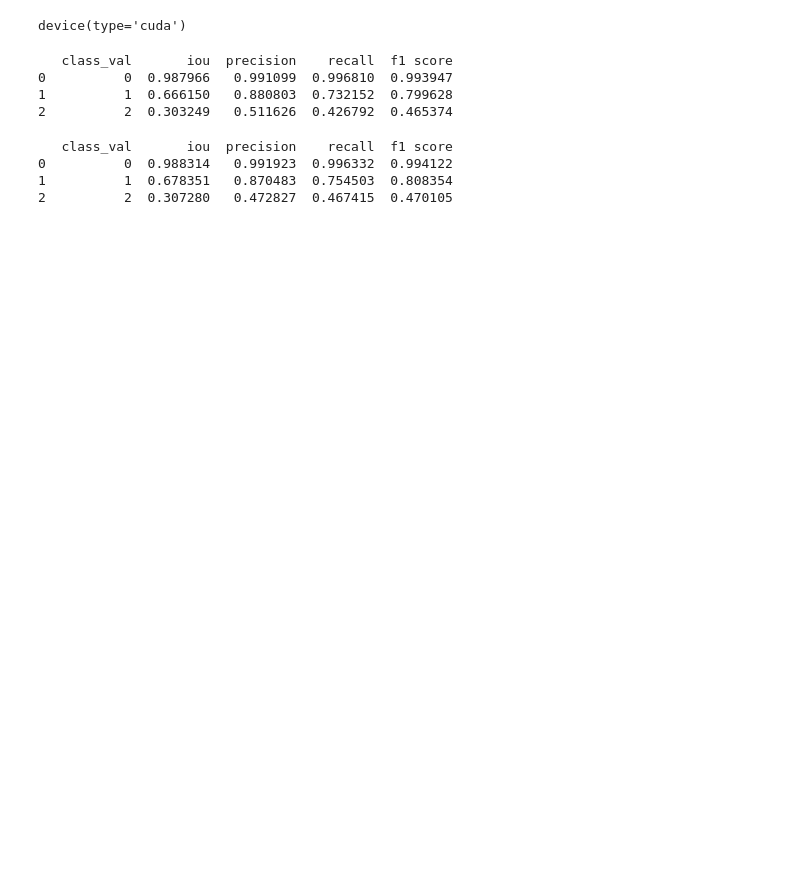
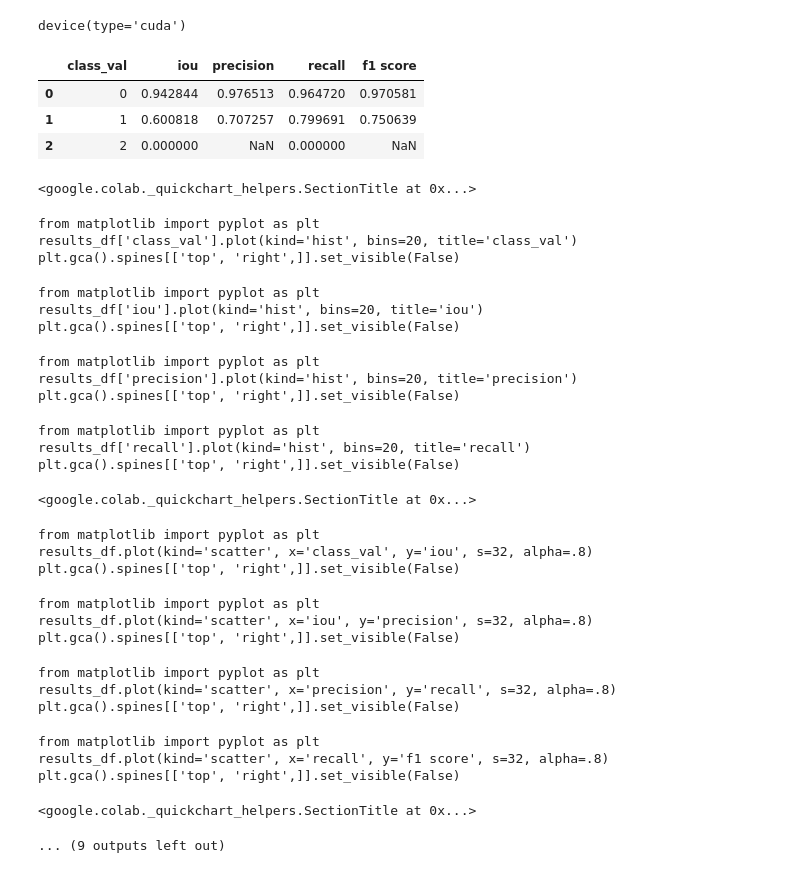
Before and after one commit to BzGEO/Prithvi-EO-Segmentation, a Jupyter notebook: model_evaluation.ipynb, the cells around one changed output. Drawn from its saved outputs; the diff is of its cells as text; code cells hidden in the pictures; blank space fills up the shorter version.

```diff
--- a/model_evaluation.ipynb
+++ b/model_evaluation.ipynb
@@ -184,2 +196,0 @@ NameError: name 'SemanticSegmentationTask' is not defined
-# %%
-model.load_state_dict(torch.load("prithvi_state_dict_300m.pt"))
@@ -295,6 +196,0 @@ class UNet(nn.Module):
-# %%
-model = UNet(n_channels=6, n_classes=3, bilinear=True)
-#
-# %%
-model.load_state_dict(torch.load("prithvi_state_dict_unet.pt"))
-model.eval()
@@ -318,0 +197,4 @@ SemanticSegmentationTask(
+# %%
+model_save_path  = Path("/content/drive/MyDrive/SCO_training/prithvi_state_dict.pt")
+model.load_state_dict(torch.load(model_save_path))
+model.eval()
@@ -571,27 +471,39 @@ device = torch.device("cuda" if torch.cuda.is_available() else "cpu")
 device
 # %% [output]
 device(type='cuda')
-# %%
-# Suppose you have:
-# val_datagen: yields (images, labels) where images.shape = [B, C, H, W], labels.shape = [B, H, W]
-# model: your PyTorch segmentation model
-# device: torch.device('cuda' if torch.cuda.is_available() else 'cpu')
-# num_classes: int
-
-# Pass the predictor factory:
-results_df = calculate_mean_precision_recall(model_predict, model, train_loader, 3, device)
-print(results_df)
-# %% [output]
-   class_val       iou  precision    recall  f1 score
-0          0  0.987966   0.991099  0.996810  0.993947
-1          1  0.666150   0.880803  0.732152  0.799628
-2          2  0.303249   0.511626  0.426792  0.465374
 # %%
-# Pass the predictor factory:
-results_df = calculate_mean_precision_recall(model_predict, model, train_loader, 3, device)
-print(results_df)
+results_df = calculate_mean_precision_recall(model_predict, model, val_loader, 3, device)
+results_df
 # %% [output]
+|  | class_val | iou | precision | recall | f1 score |
+| 0 | 0 | 0.942844 | 0.976513 | 0.964720 | 0.970581 |
+| 1 | 1 | 0.600818 | 0.707257 | 0.799691 | 0.750639 |
+| 2 | 2 | 0.000000 | NaN | 0.000000 | NaN |
-   class_val       iou  precision    recall  f1 score
-0          0  0.988314   0.991923  0.996332  0.994122
-1          1  0.678351   0.870483  0.754503  0.808354
-2          2  0.307280   0.472827  0.467415  0.470105
+<google.colab._quickchart_helpers.SectionTitle at 0x...>
+from matplotlib import pyplot as plt
+results_df['class_val'].plot(kind='hist', bins=20, title='class_val')
+plt.gca().spines[['top', 'right',]].set_visible(False)
+from matplotlib import pyplot as plt
+results_df['iou'].plot(kind='hist', bins=20, title='iou')
+plt.gca().spines[['top', 'right',]].set_visible(False)
+from matplotlib import pyplot as plt
+results_df['precision'].plot(kind='hist', bins=20, title='precision')
+plt.gca().spines[['top', 'right',]].set_visible(False)
+from matplotlib import pyplot as plt
+results_df['recall'].plot(kind='hist', bins=20, title='recall')
+plt.gca().spines[['top', 'right',]].set_visible(False)
+<google.colab._quickchart_helpers.SectionTitle at 0x...>
+from matplotlib import pyplot as plt
+results_df.plot(kind='scatter', x='class_val', y='iou', s=32, alpha=.8)
+plt.gca().spines[['top', 'right',]].set_visible(False)
+from matplotlib import pyplot as plt
+results_df.plot(kind='scatter', x='iou', y='precision', s=32, alpha=.8)
+plt.gca().spines[['top', 'right',]].set_visible(False)
+from matplotlib import pyplot as plt
+results_df.plot(kind='scatter', x='precision', y='recall', s=32, alpha=.8)
+plt.gca().spines[['top', 'right',]].set_visible(False)
+from matplotlib import pyplot as plt
+results_df.plot(kind='scatter', x='recall', y='f1 score', s=32, alpha=.8)
+plt.gca().spines[['top', 'right',]].set_visible(False)
+<google.colab._quickchart_helpers.SectionTitle at 0x...>
+... (9 outputs left out)
```
Also changed, not shown: parts of 19 cells of this notebook.
